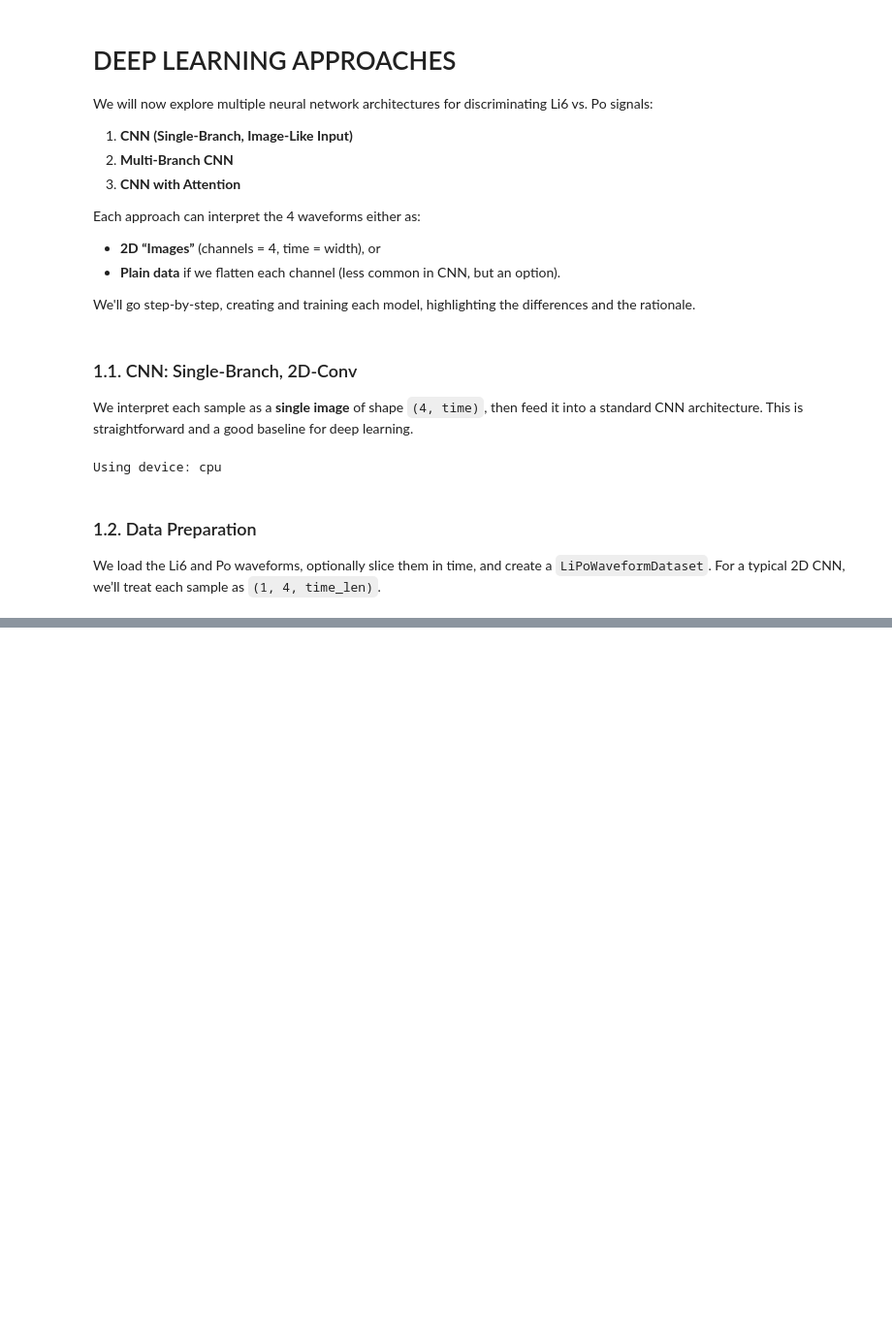
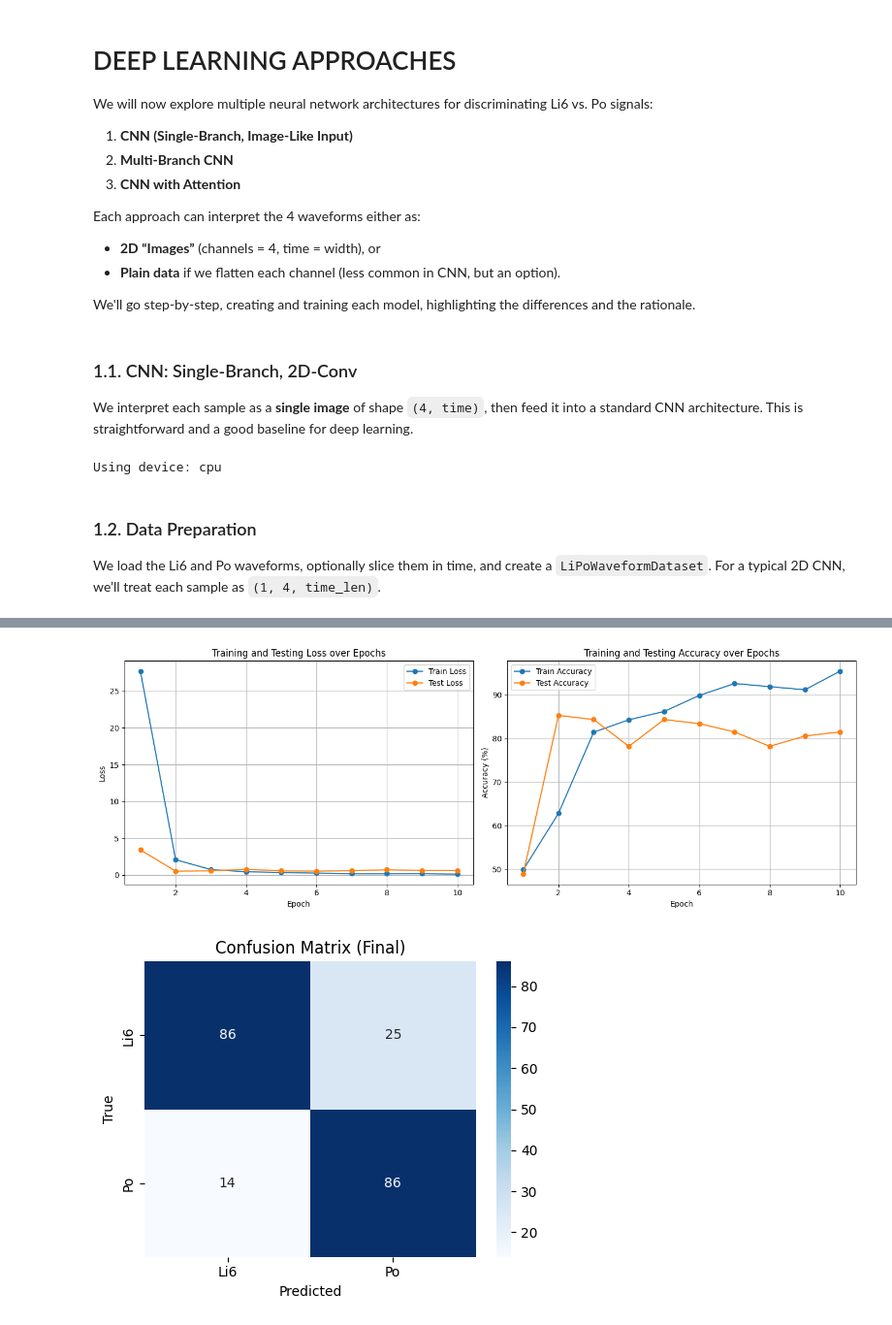
Before and after one commit to H4ppyS1syphus/Project_Master_NAC, a Jupyter notebook: ML_DEJEAN_FILLIE.ipynb, the cells around one changed output, grey strips where cells are left out. Shown at 97% size. Cells and saved outputs as stored; diff of their text form; code cells hidden in the pictures; blank space fills up the shorter version.

```diff
--- a/ML_DEJEAN_FILLIE.ipynb
+++ b/ML_DEJEAN_FILLIE.ipynb
@@ -426,8 +426,8 @@ We load the Li6 and Po waveforms, optionally slice them in time, and create a `L
 # %%
 # CELL A2: Load & Split Data
 # --------------------------
-li6_data = load_waveforms("data/Li6.npz", key="data_array", fraction=0.001, time_start=200, time_end=1000)
-po_data  = load_waveforms("data/Po.npz",  key="data_array", fraction=0.001, time_start=200, time_end=1000)
+li6_data = load_waveforms("data/Li6.npz", key="data_array", fraction=0.01, time_start=200, time_end=1000)
+po_data  = load_waveforms("data/Po.npz",  key="data_array", fraction=0.01, time_start=200, time_end=1000)
 time_span = 800
 print("Li6 shape=", li6_data.shape, "Po shape=", po_data.shape)
 
@@ -667,0 +488,14 @@ Epoch 10/10 => Train Loss=0.5675, Acc=72.62%  |  Test Loss=0.6196, Acc=76.19%
+# %%
+from utils.deep_learning import MultiBranchCNN
+
+model_mb = MultiBranchCNN(input_length=time_span, num_classes=2)
+
+trained_model_mb, metrics_mb = train_and_evaluate(
+    model=model_mb,
+    train_loader=train_loader,
+    test_loader=test_loader,
+    num_epochs=10,
+    learning_rate=1e-3,
+    device=device
+)
+# %% [output]
@@ -667,0 +512,2 @@ Epoch 10/10 => Train Loss=0.5675, Acc=72.62%  |  Test Loss=0.6196, Acc=76.19%
+[figure, added]
+[figure, added]
```
Also changed, not shown: parts of 13 cells of this notebook, 1 other file.
